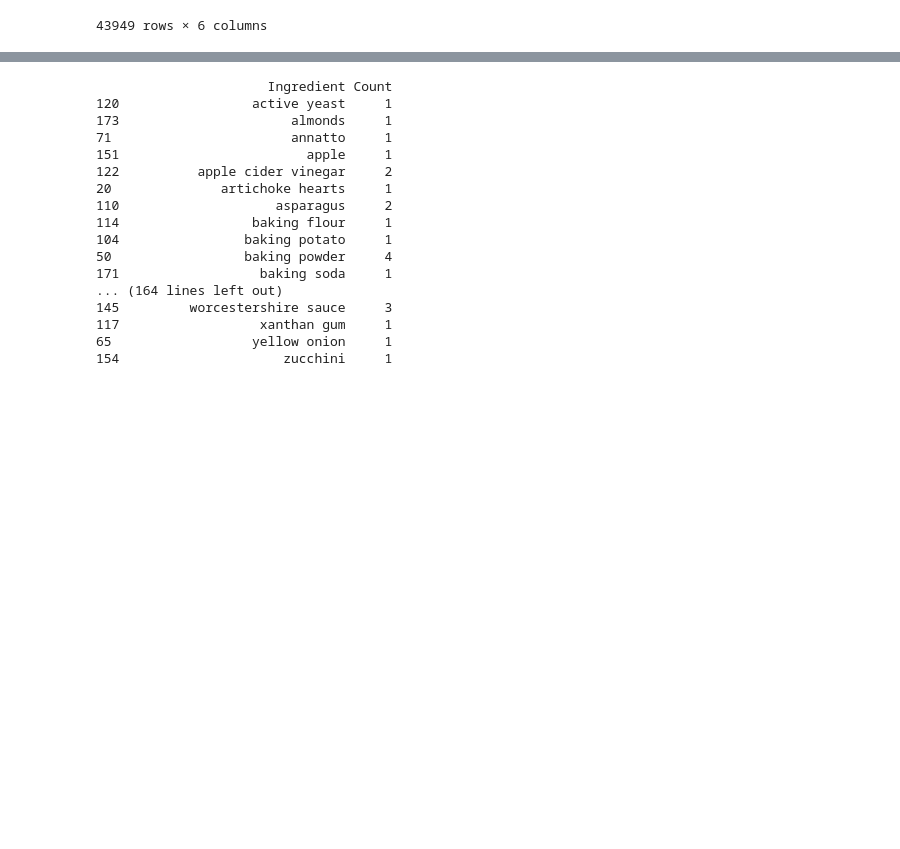
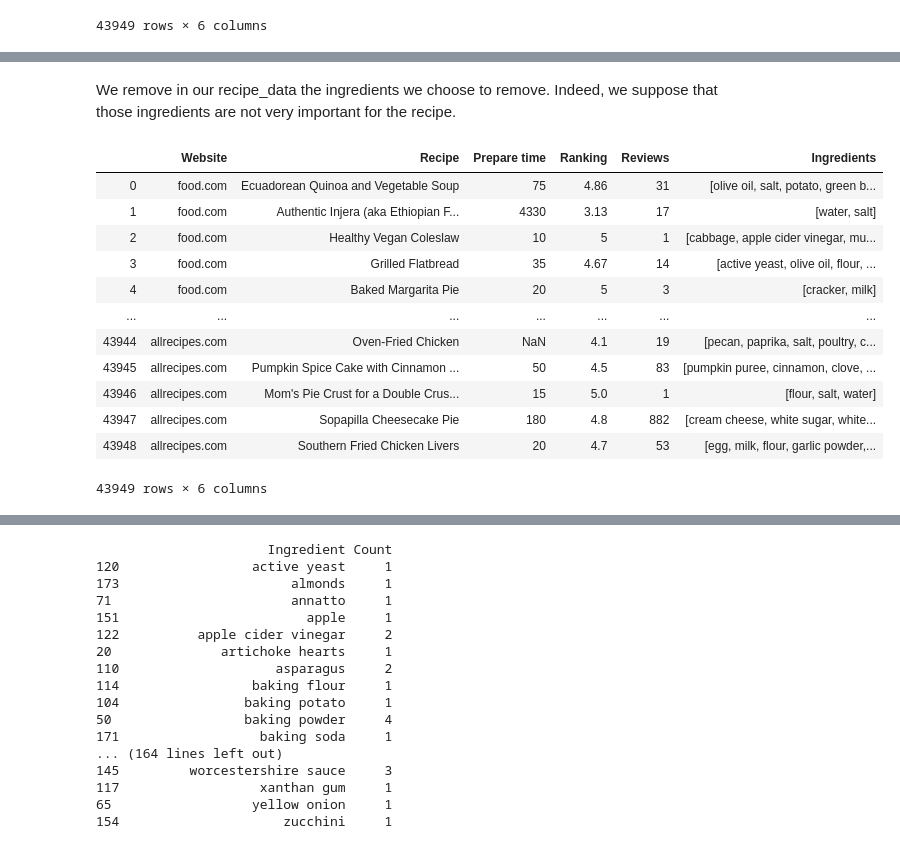
Before and after one commit to lautenba/ADA_pADAwan_Project, a Jupyter notebook: project-Marco.ipynb, the cells around one changed output, grey strips where cells are left out. Drawn from its saved outputs; the diff is of its cells as text; code cells hidden in the pictures; blank space fills up the shorter version.

```diff
--- a/project-Marco.ipynb
+++ b/project-Marco.ipynb
@@ -415,5 +407,4 @@ recipe_data
 | 43948 | allrecipes.com | Southern Fried Chicken Livers | 20 | 4.7 | 53 | [chicken liver, egg, milk, flour,... |
 43949 rows × 6 columns
 # %%
-unique_ingredients_data.sort_values(by=["Count"], ascending=False).reset_index(inplace=True)
-unique_ingredients_data.sort_values(by=["Count"], ascending=False)
+unique_ingredients_data.sort_values(by=["Count"], ascending=False,inplace=True)
@@ -440,0 +419,3 @@ unique_ingredients_data.plot.hist(x="Ingredient", y="Count", bins=100)
+# %%
+unique_ingredients_data=unique_ingredients_data[unique_ingredients_data['Count'].values>200]
+unique_ingredients_data
@@ -440,0 +436,23 @@ unique_ingredients_data.plot.hist(x="Ingredient", y="Count", bins=100)
+# %% [markdown]
+We remove in our recipe_data the ingredients we choose to remove. Indeed, we suppose that those ingredients are not very important for the recipe.
+# %%
+AcceptedList_Ingredients = unique_ingredients_data['Ingredient'].tolist()
+for f in range(len(recipe_data['Ingredients'])):
+    newList = [s for s in recipe_data['Ingredients'].iloc[f] if s in AcceptedList_Ingredients]
+    recipe_data['Ingredients'].iloc[f] =newList
+# %%
+recipe_data
+# %% [output]
+|  | Website | Recipe | Prepare time | Ranking | Reviews | Ingredients |
+| 0 | food.com | Ecuadorean Quinoa and Vegetable Soup | 75 | 4.86 | 31 | [olive oil, salt, potato, green b... |
+| 1 | food.com | Authentic Injera (aka Ethiopian F... | 4330 | 3.13 | 17 | [water, salt] |
+| 2 | food.com | Healthy Vegan Coleslaw | 10 | 5 | 1 | [cabbage, apple cider vinegar, mu... |
+| 3 | food.com | Grilled Flatbread | 35 | 4.67 | 14 | [active yeast, olive oil, flour, ... |
+| 4 | food.com | Baked Margarita Pie | 20 | 5 | 3 | [cracker, milk] |
+| ... | ... | ... | ... | ... | ... | ... |
+| 43944 | allrecipes.com | Oven-Fried Chicken | NaN | 4.1 | 19 | [pecan, paprika, salt, poultry, c... |
+| 43945 | allrecipes.com | Pumpkin Spice Cake with Cinnamon ... | 50 | 4.5 | 83 | [pumpkin puree, cinnamon, clove, ... |
+| 43946 | allrecipes.com | Mom's Pie Crust for a Double Crus... | 15 | 5.0 | 1 | [flour, salt, water] |
+| 43947 | allrecipes.com | Sopapilla Cheesecake Pie | 180 | 4.8 | 882 | [cream cheese, white sugar, white... |
+| 43948 | allrecipes.com | Southern Fried Chicken Livers | 20 | 4.7 | 53 | [egg, milk, flour, garlic powder,... |
+43949 rows × 6 columns
```
Also changed, not shown: parts of 14 cells of this notebook.
